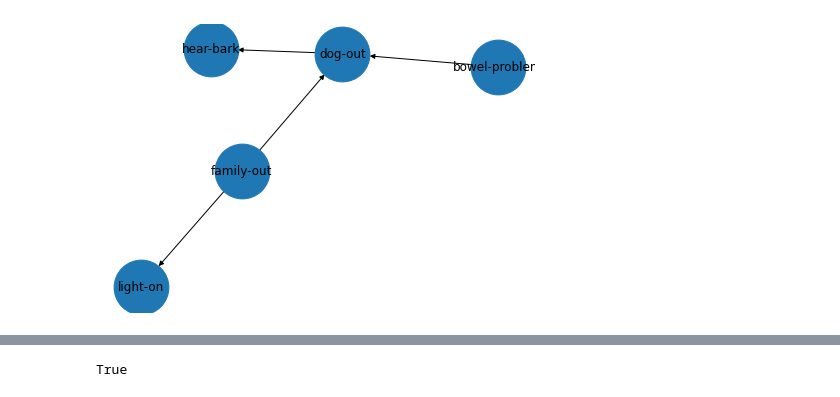
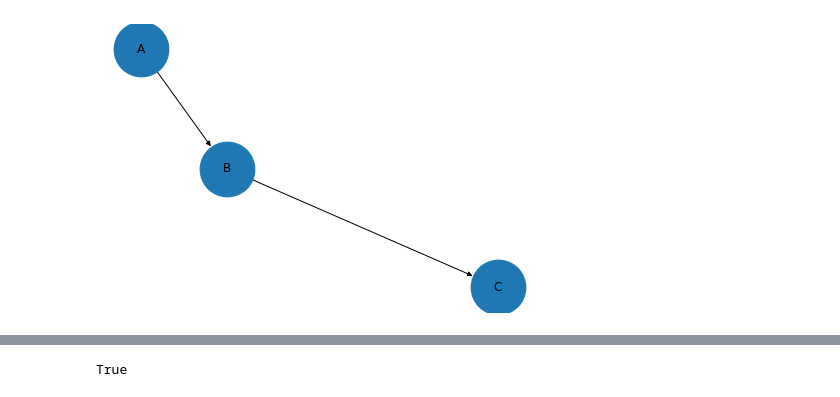
Before and after one commit to OlegBEZb/KR21_project2, a Jupyter notebook: Untitled.ipynb, the cells around one changed output, grey strips where cells are left out. Cells and saved outputs as stored; diff of their text form; code cells hidden in the pictures.

```diff
--- a/Untitled.ipynb
+++ b/Untitled.ipynb
@@ -4,6 +5,6 @@ import networkx as nx
 # %%
 bn = BayesNet()
-bn.load_from_bifxml('testing/dog_problem.BIFXML')
+bn.load_from_bifxml('testing/ve_test1.BIFXML')
 bn.draw_structure()
 # %% [output]
-[figure, old version]
+[figure, new version]
```
Also changed, not shown: parts of 13 cells of this notebook, 2 other files.
